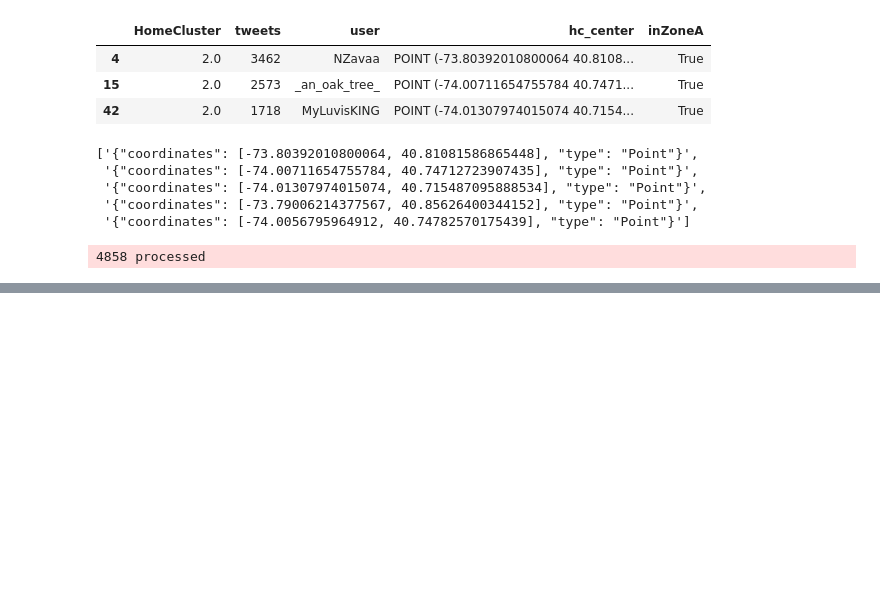
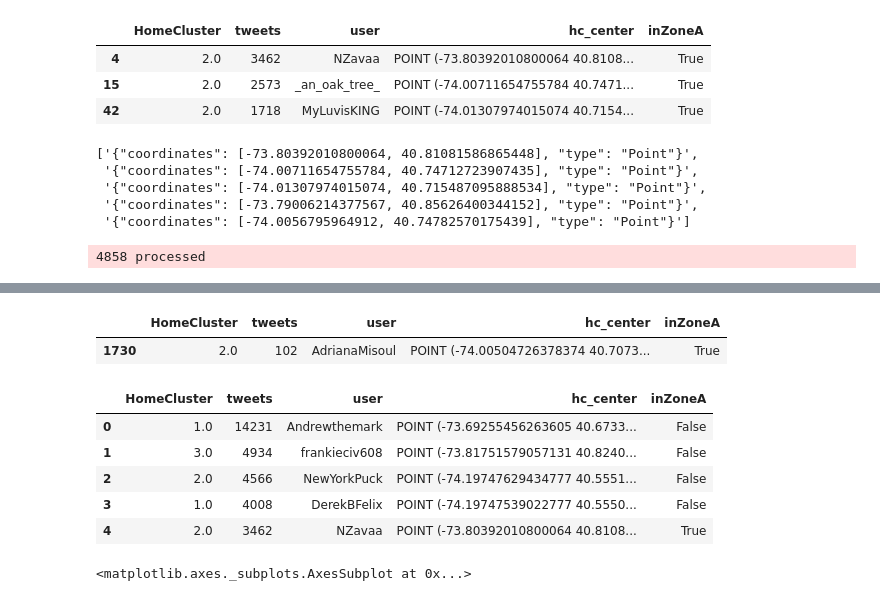
Before and after one commit to Project-EPIC/Twitter-Movement-Derivation, a Jupyter notebook: GeoVulnerable/Determining GeoVulnerability.ipynb, the cells around one changed output, grey strips where cells are left out. Drawn from its saved outputs; the diff is of its cells as text; code cells hidden in the pictures; blank space fills up the shorter version.

```diff
--- a/GeoVulnerable/Determining GeoVulnerability.ipynb
+++ b/GeoVulnerable/Determining GeoVulnerability.ipynb
@@ -121,14 +75,0 @@ Now merge the `_user_meta` with the users center locations
-# %%
-_user_meta['hc_center'] = None
-# %%
-len_users = len(_users_with_centroids)
-for idx,u in enumerate(_users_with_centroids):
-    u_m = _user_meta.query("user=='{0}'".format(u.user[0]))
-    idx = u_m.index.values[0]
-#     print(u.user[0])
-    hc = u_m.HomeCluster.values[0]
-    if hc >0:
-#         print(u_m)
-        center = u.query('cluster=={0}'.format(hc)).cluster_center.values[0]
-        _user_meta.iloc[idx,3] = center
-    sys.stderr.write("\r{0} of {1}".format(idx, len_users))
@@ -180,0 +175,5 @@ for idx, u in enumerate(users):
+# %%
+_user_meta.query("user=='AdrianaMisoul'")
+# %% [output]
+|  | HomeCluster | tweets | user | hc_center | inZoneA |
+| 1730 | 2.0 | 102 | AdrianaMisoul | POINT (-74.00504726378374 40.7073... | True |
@@ -180,0 +191,11 @@ for idx, u in enumerate(users):
+# %%
+hc_test = pd.DataFrame(_user_meta.query("HomeCluster>0"))
+# %%
+hc_test.head()
+# %% [output]
+|  | HomeCluster | tweets | user | hc_center | inZoneA |
+| 0 | 1.0 | 14231 | Andrewthemark | POINT (-73.69255456263605 40.6733... | False |
+| 1 | 3.0 | 4934 | frankieciv608 | POINT (-73.81751579057131 40.8240... | False |
+| 2 | 2.0 | 4566 | NewYorkPuck | POINT (-74.19747629434777 40.5551... | False |
+| 3 | 1.0 | 4008 | DerekBFelix | POINT (-74.19747539022777 40.5550... | False |
+| 4 | 2.0 | 3462 | NZavaa | POINT (-73.80392010800064 40.8108... | True |
@@ -180,0 +204,4 @@ for idx, u in enumerate(users):
+# %%
+df.plot()
+# %% [output]
+<matplotlib.axes._subplots.AxesSubplot at 0x...>
```
Also changed, not shown: parts of 32 cells of this notebook, 15 other files.
